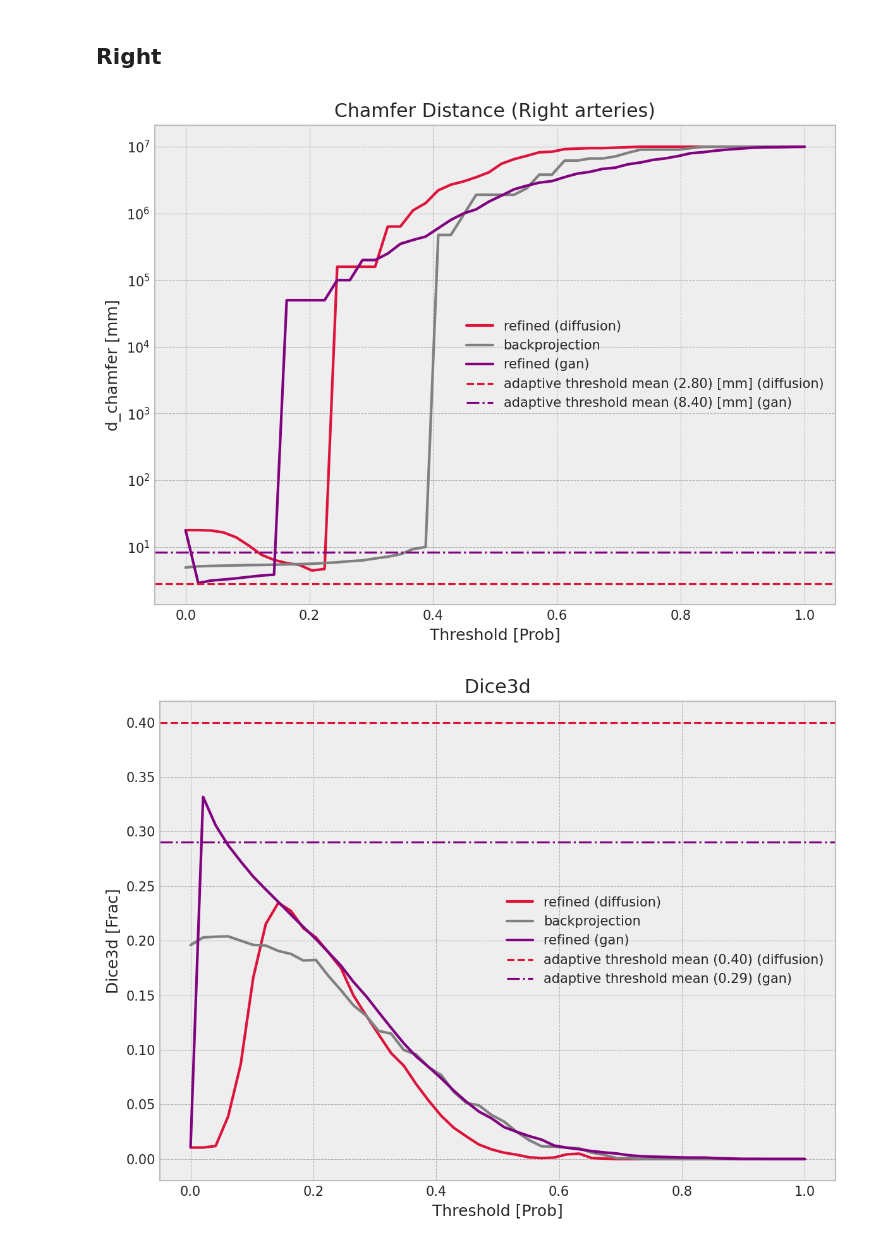
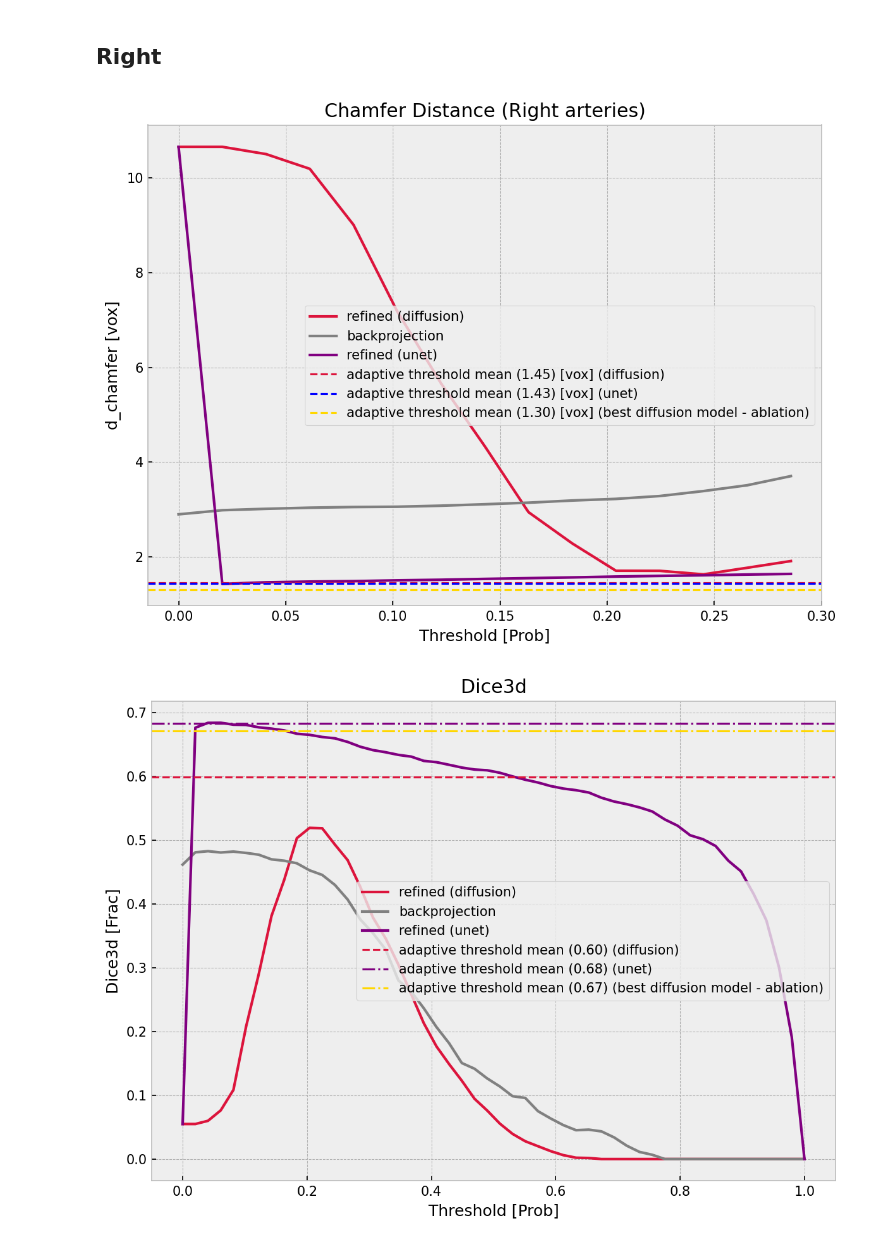
Before and after one commit to cvlab-ai/xra-diff, a Jupyter notebook: notebooks/synthetic_results.ipynb, the cells around one changed output. Drawn from its saved outputs; the diff is of its cells as text; code cells hidden in the pictures.

Commit message:
fixes to synthetic experiments, run pilot for part of the models

```diff
--- a/notebooks/synthetic_results.ipynb
+++ b/notebooks/synthetic_results.ipynb
@@ -10,7 +10,7 @@ plt.rcParams["figure.dpi"]     = 150
 # %% [markdown]
 ## Utils
 # %%
-def chamfer(df, prefix, legend, threshold_bnds=(0, 1), color="gray"):
+def chamfer(df, prefix, legend, threshold_bnds=(0.00, 0.3), color="gray"):
     import matplotlib.pyplot as plt
 
     pattern = re.compile(r"refined_chamfer_(.*)")
@@ -31,9 +31,8 @@ def chamfer(df, prefix, legend, threshold_bnds=(0, 1), color="gray"):
 
 
     plt.plot(t, cd_t, label=legend, color=color)
-    plt.yscale('log')
     plt.xlabel("Threshold [Prob]")
-    plt.ylabel("d_chamfer [mm]")
+    plt.ylabel("d_chamfer [vox]")
     plt.legend(loc="lower right")
     plt.grid(True)
     plt.tight_layout()
@@ -47,11 +46,10 @@ def chamfer_adaptive(df, color="black", line="--", suffix="(diffusion)"):
         color=color,      # choose a color
         linestyle=line,     # dashed line for clarity
         linewidth=1.5,
-        label=f"adaptive threshold mean ({mean_val:.2f}) [mm] {suffix}"
+        label=f"adaptive threshold mean ({mean_val:.2f}) [vox] {suffix}"
     )
     plt.legend(loc="right")
     plt.tight_layout()
-
 
 
 def dice3d(df, prefix, legend, threshold_bnds=(0, 1), color="gray"):
@@ -149,30 +147,48 @@ def latex_make_table(h, v_ours, v_gan, caption="", label=""):
     table += r"\caption{" + caption + r" \label{" + label + r"}}" + "\n"
     table += r"\end{table}" + "\n"
     return table
+
+
+def mean_ci(series, n_boot=10000, confidence=0.95, seed=42):
+    import numpy as np
+    rng = np.random.default_rng(seed)
+    data = series.dropna().values
+    means = [np.mean(rng.choice(data, size=len(data), replace=True)) for _ in range(n_boot)]
+    lower, upper = np.percentile(means, [(1 - confidence) / 2 * 100, (1 + confidence) / 2 * 100])
+    return np.mean(data), lower, upper
+
+def ci_pretty(df, col):
+    mean, lo, hi = mean_ci(df[col])
+    print(f"{mean:.2f} ({lo:.2f}-{hi:.2f})")
 # %% [markdown]
 ## Right
 # %%
-df = pd.read_csv("../data/synthetic_right.csv")
-df_baseline = pd.read_csv("../data/synthetic_baseline_right.csv")
-df_adaptive = pd.read_csv("../data/synthetic_adaptive_right.csv")
-df_adaptive_baseline = pd.read_csv("../data/synthetic_adaptive_baseline_right.csv")
+df_diffusion = pd.read_csv("../data/synthetic_diffusion_right.csv")
+df_unet = pd.read_csv("../data/synthetic_unet_right.csv")
+
+df_adaptive_diffusion = pd.read_csv("../data/synthetic_adaptive_diffusion_right.csv")
+df_adaptive_unet = pd.read_csv("../data/synthetic_adaptive_unet_right.csv")
+
+df_best_diffusion = pd.read_csv("../data/synthetic_both_right.csv")
 # %%
 plt.title(f"Chamfer Distance (Right arteries)")
-chamfer(df, prefix="refined", legend="refined (diffusion)", color="crimson")
-chamfer(df, prefix="backproj", legend="backprojection", color="gray")
-chamfer(df_baseline, prefix="refined", legend="refined (gan)", color="purple")
-chamfer_adaptive(df_adaptive, color="crimson")
-chamfer_adaptive(df_adaptive_baseline, color="purple", line="-.", suffix="(gan)")
+chamfer(df_diffusion, prefix="refined", legend="refined (diffusion)", color="crimson")
+chamfer(df_diffusion, prefix="backproj", legend="backprojection", color="gray")
+chamfer(df_unet, prefix="refined", legend="refined (unet)", color="purple")
+chamfer_adaptive(df_adaptive_diffusion, color="crimson")
+chamfer_adaptive(df_adaptive_unet, color="blue", suffix="(unet)")
+chamfer_adaptive(df_best_diffusion, color="gold", suffix="(best diffusion model - ablation)")
 # %% [output]
-[figure, old version]
+[figure, new version]
 # %%
-dice3d(df, prefix="refined", legend="refined (diffusion)", color="crimson")
-dice3d(df, prefix="backproj", legend="backprojection", color="gray")
-dice3d(df_baseline, prefix="refined", legend="refined (gan)", color="purple")
-dice3d_adaptive(df_adaptive, color="crimson")
-dice3d_adaptive(df_adaptive_baseline, color="purple", line="-.", suffix="(gan)")
+dice3d(df_diffusion, prefix="refined", legend="refined (diffusion)", color="crimson")
+dice3d(df_diffusion, prefix="backproj", legend="backprojection", color="gray")
+dice3d(df_unet, prefix="refined", legend="refined (unet)", color="purple")
+dice3d_adaptive(df_adaptive_diffusion, color="crimson")
+dice3d_adaptive(df_adaptive_unet, color="purple", line="-.", suffix="(unet)")
+dice3d_adaptive(df_best_diffusion, color="gold", line="-.", suffix="(best diffusion model - ablation)")
 # %% [output]
-[figure, old version]
+[figure, new version]
 # %%
 
 plt.title(f"Dice3D refinement (Right arteries)")
```
Also changed, not shown: parts of 9 cells of this notebook, 8 other files.
